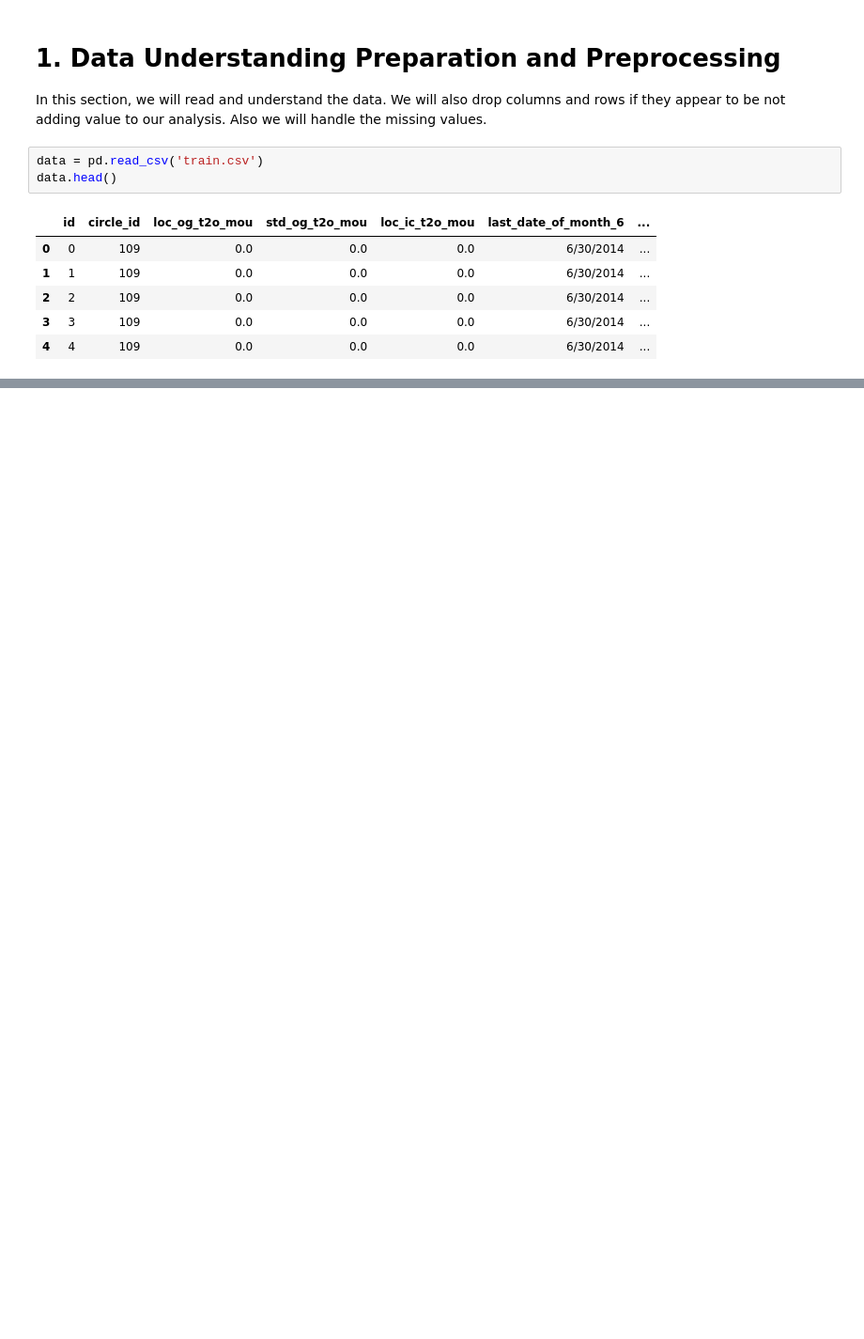
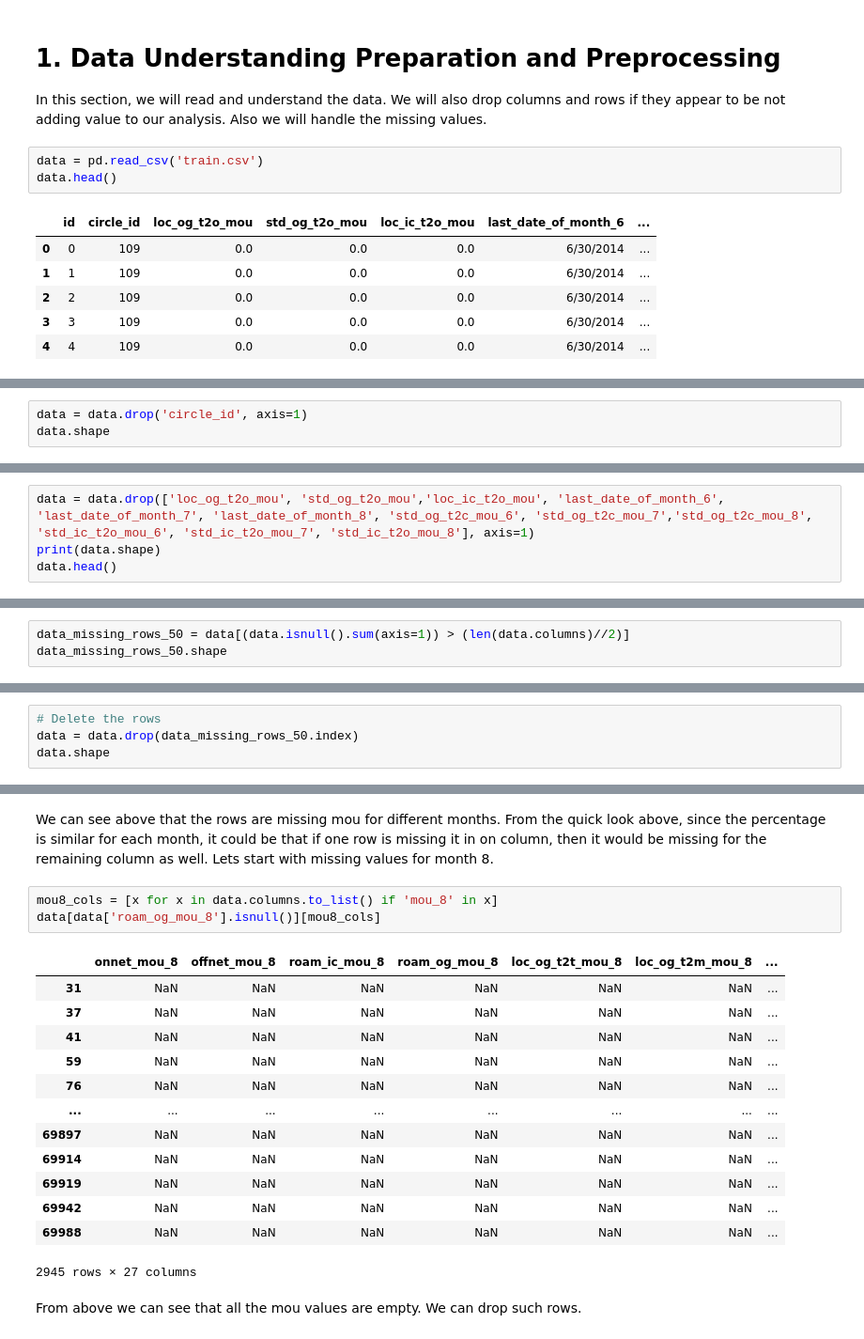
Before and after one commit to vish689/telecom-churn, a Jupyter notebook: TelecomChurnPrediction.ipynb, the cells around one changed output, grey strips where cells are left out. Shown at 94% size. Saved outputs shown, nothing was run; the diff lists cells and outputs as text; blank space fills up the shorter version.

Commit message:
Data understanding completed

```diff
--- a/TelecomChurnPrediction.ipynb
+++ b/TelecomChurnPrediction.ipynb
@@ -57,0 +158,3 @@ data.describe()
+# %%
+data = data.drop('circle_id', axis=1)
+data.shape
@@ -57,0 +171,4 @@ data.describe()
+# %%
+data = data.drop(['loc_og_t2o_mou', 'std_og_t2o_mou','loc_ic_t2o_mou', 'last_date_of_month_6', 'last_date_of_month_7', 'last_date_of_month_8', 'std_og_t2c_mou_6', 'std_og_t2c_mou_7','std_og_t2c_mou_8', 'std_ic_t2o_mou_6', 'std_ic_t2o_mou_7', 'std_ic_t2o_mou_8'], axis=1)
+print(data.shape)
+data.head()
@@ -57,0 +185,3 @@ data.describe()
+# %%
+data_missing_rows_50 = data[(data.isnull().sum(axis=1)) > (len(data.columns)//2)]
+data_missing_rows_50.shape
@@ -57,0 +190,4 @@ data.describe()
+# %%
+# Delete the rows
+data = data.drop(data_missing_rows_50.index)
+data.shape
@@ -57,0 +217,21 @@ data.describe()
+# %% [markdown]
+We can see above that the rows are missing mou for different months. From the quick look above, since the percentage is similar for each month, it could be that if one row is missing it in on column, then it would be missing for the remaining column as well. Lets start with missing values for month 8.
+# %%
+mou8_cols = [x for x in data.columns.to_list() if 'mou_8' in x]
+data[data['roam_og_mou_8'].isnull()][mou8_cols]
+# %% [output]
+|  | onnet_mou_8 | offnet_mou_8 | roam_ic_mou_8 | roam_og_mou_8 | loc_og_t2t_mou_8 | loc_og_t2m_mou_8 | ... |
+| 31 | NaN | NaN | NaN | NaN | NaN | NaN | ... |
+| 37 | NaN | NaN | NaN | NaN | NaN | NaN | ... |
+| 41 | NaN | NaN | NaN | NaN | NaN | NaN | ... |
+| 59 | NaN | NaN | NaN | NaN | NaN | NaN | ... |
+| 76 | NaN | NaN | NaN | NaN | NaN | NaN | ... |
+| ... | ... | ... | ... | ... | ... | ... | ... |
+| 69897 | NaN | NaN | NaN | NaN | NaN | NaN | ... |
+| 69914 | NaN | NaN | NaN | NaN | NaN | NaN | ... |
+| 69919 | NaN | NaN | NaN | NaN | NaN | NaN | ... |
+| 69942 | NaN | NaN | NaN | NaN | NaN | NaN | ... |
+| 69988 | NaN | NaN | NaN | NaN | NaN | NaN | ... |
+2945 rows × 27 columns
+# %% [markdown]
+From above we can see that all the mou values are empty. We can drop such rows.
```
Also changed, not shown: parts of 34 cells of this notebook.
